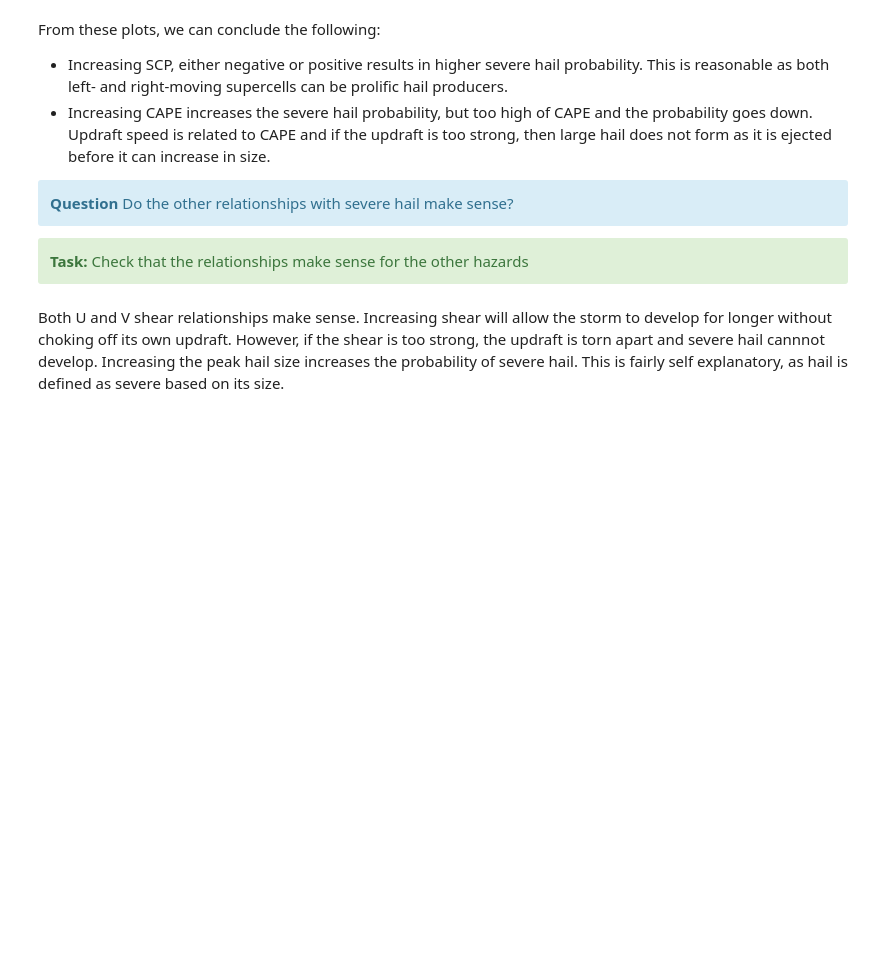
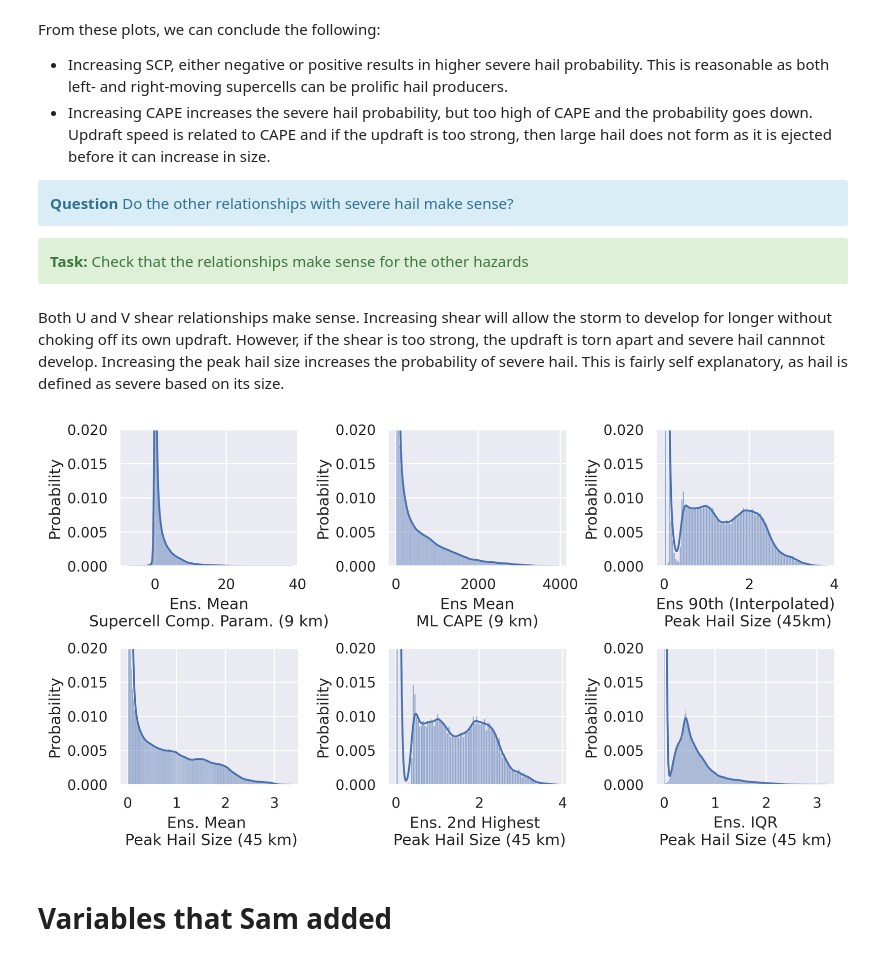
Before and after one commit to NOAA-National-Severe-Storms-Laboratory/frdd-wofs-ml-w2w, a Jupyter notebook: notebooks/intro.ipynb, the cells around one changed output. Saved outputs shown, nothing was run; the diff lists cells and outputs as text; code cells hidden in the pictures; blank space fills up the shorter version.

```diff
--- a/notebooks/intro.ipynb
+++ b/notebooks/intro.ipynb
@@ -276,3 +358,49 @@ From these plots, we can conclude the following:
 <div class="alert alert-block alert-success"> <b>Task:</b> Check that the relationships make sense for the other hazards </div>
 # %% [markdown]
 Both U and V shear relationships make sense. Increasing shear will allow the storm to develop for longer without choking off its own updraft. However, if the shear is too strong, the updraft is torn apart and severe hail cannnot develop. Increasing the peak hail size increases the probability of severe hail. This is fairly self explanatory, as hail is defined as severe based on its size.
+# %%
+# These are the variables we are going to plot.
+variables = ['scp__time_avg__9km__ens_mean',
+             'cape_ml__time_avg__9km__ens_mean',
+             'hailcast__time_max__45km__ens_90th',
+             'hailcast__time_max__45km__ens_mean',
+             'hailcast__time_max__45km__ens_16th',
+             'hailcast__time_max__45km__ens_IQR'
+             #'hailcast__time_max__45km__ens_mean',
+             #'shear_v_3to6__time_avg__27km__ens_mean',
+             #'w_up__time_max__27km__ens_90th',
+             #'w_up__time_max__27km__ens_mean',
+            ]
+
+# This list should match "variables", but contain
+# prettier, display names (we like pretty plots!)
+mapper = ['Ens. Mean\nSupercell Comp. Param. (9 km)',
+          'Ens Mean\nML CAPE (9 km)',
+          'Ens 90th (Interpolated)\n Peak Hail Size (45km)',
+          'Ens. Mean \n Peak Hail Size (45 km)',
+          'Ens. 2nd Highest \n Peak Hail Size (45 km)',
+          'Ens. IQR\nPeak Hail Size (45 km)',
+           #'Ens. Mean\n3-6 km V-Shear (27 km)',
+          #'Ens 90th %\nPeak Updraft (27 km)',
+            ]
+# Create a plotting panels.
+fig, axes =plt.subplots(dpi=300, ncols=3, nrows=2, figsize=(10,5))
+
+# The dataset has 2.7 million examples. To reduce the dataset for plotting purposes,
+# we can subsample the data. In this example, I'm taking a random 50K examples.
+inds = np.random.choice(X.shape[0], 500000, replace=False)
+X_sub = X.iloc[inds]
+X_sub.reset_index(drop=True, inplace=True)
+
+# This is main plotting code. We are using the histplot for the seaborn package.
+for i, (v, ax) in enumerate(zip(variables, axes.flat)):
+    sns.histplot(data=X_sub, x=v, ax=ax, kde=True, stat='probability')
+    ax.set_xlabel(mapper[i])
+    ax.set_ylim([0, 0.02])
+
+plt.subplots_adjust(wspace=0.5, hspace=0.6)
+plt.show()
+# %% [output]
+[figure, added]
+# %% [markdown]
+# Variables that Sam added
```
Also changed, not shown: parts of 24 cells of this notebook, 15 other files.
